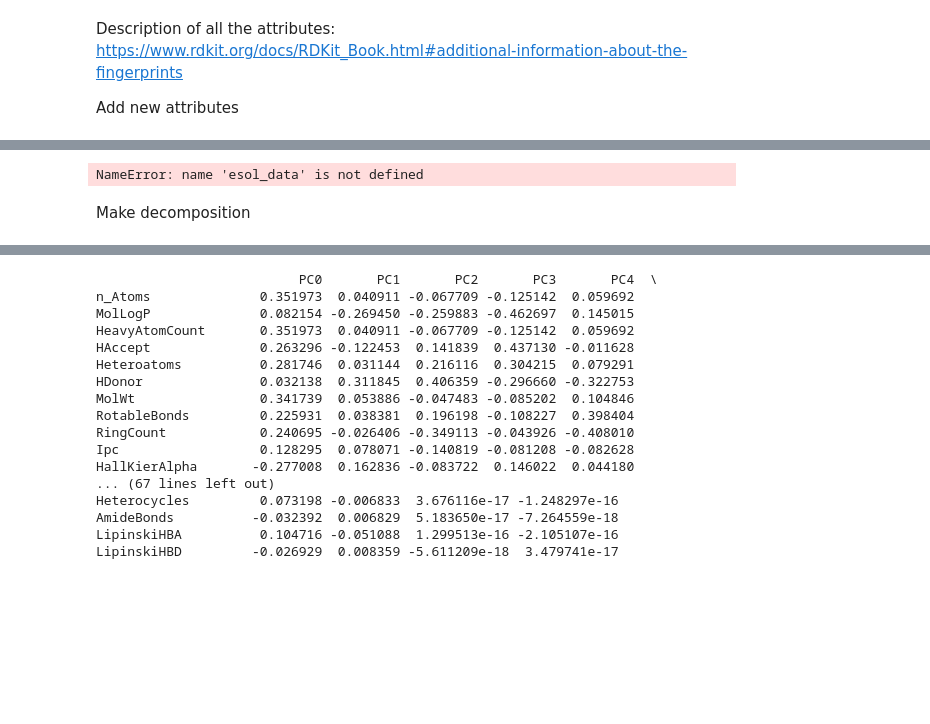
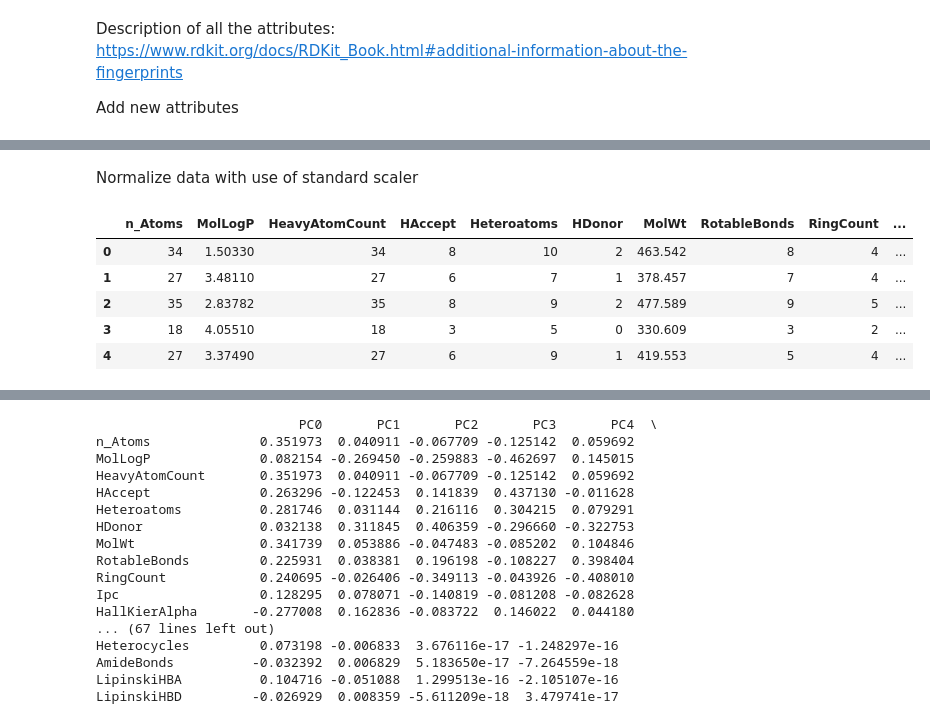
Before and after one commit to Jobs27/AP_groupassignment-, a Jupyter notebook: notebook.ipynb, the cells around one changed output, grey strips where cells are left out. Saved outputs shown, nothing was run; the diff lists cells and outputs as text; code cells hidden in the pictures; blank space fills up the shorter version.

```diff
--- a/notebook.ipynb
+++ b/notebook.ipynb
@@ -76,10 +81,18 @@ normalize data
+# %% [markdown]
+Normalize data with use of standard scaler
 # %%
 scaler = StandardScaler()
 
-st_data = esol_data.copy().drop(['ROMol','smiles','ALDH1_inhibition'], axis=1)
+st_data = esol_data.copy()
+st_data = st_data.drop(['ROMol','SMILES','ALDH1_inhibition'], axis=1)
 
 #st_data = (st_data - st_data.mean()) / st_data.std()
-
-#st_data.head()
+st_colnames = st_data.columns
+st_data.head()
 # %% [output]
-NameError: name 'esol_data' is not defined
+|  | n_Atoms | MolLogP | HeavyAtomCount | HAccept | Heteroatoms | HDonor | MolWt | RotableBonds | RingCount | ... |
+| 0 | 34 | 1.50330 | 34 | 8 | 10 | 2 | 463.542 | 8 | 4 | ... |
+| 1 | 27 | 3.48110 | 27 | 6 | 7 | 1 | 378.457 | 7 | 4 | ... |
+| 2 | 35 | 2.83782 | 35 | 8 | 9 | 2 | 477.589 | 9 | 5 | ... |
+| 3 | 18 | 4.05510 | 18 | 3 | 5 | 0 | 330.609 | 3 | 2 | ... |
+| 4 | 27 | 3.37490 | 27 | 6 | 9 | 1 | 419.553 | 5 | 4 | ... |
@@ -88,2 +98,0 @@ st
-# %% [markdown]
-Make decomposition
```
Also changed, not shown: parts of 14 cells of this notebook.
